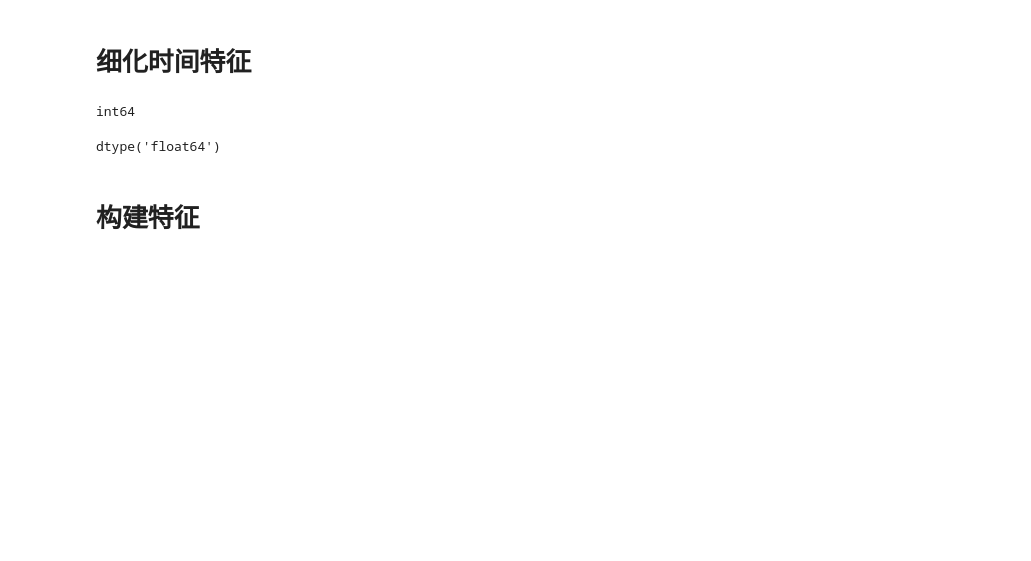
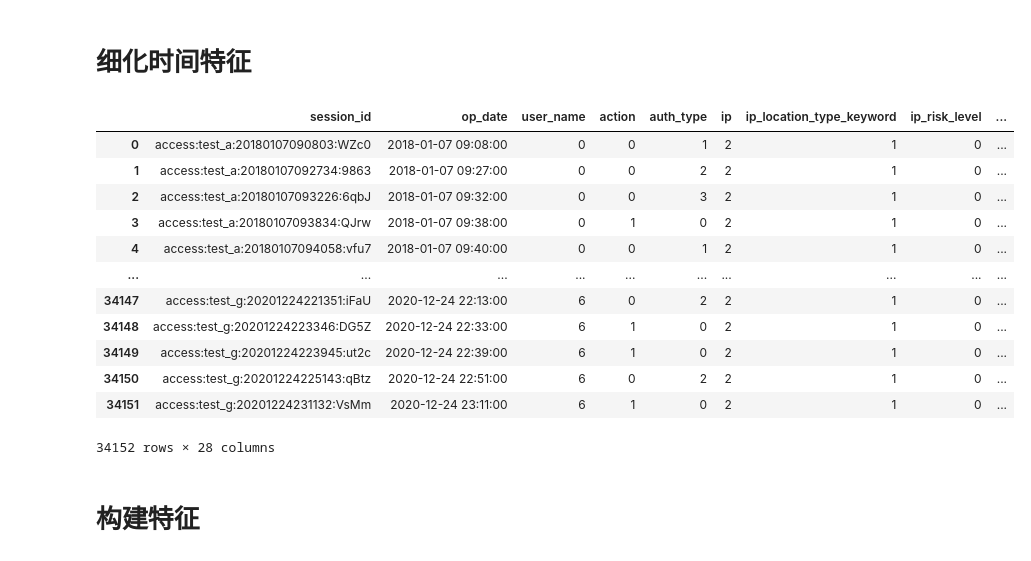
Before and after one commit to wgqcreeper/MachineLearningHomework, a Jupyter notebook: lgb_laofei.ipynb, the cells around one changed output. Saved outputs shown, nothing was run; the diff lists cells and outputs as text; code cells hidden in the pictures; blank space fills up the shorter version.

```diff
--- a/lgb_laofei.ipynb
+++ b/lgb_laofei.ipynb
@@ -66,23 +141,33 @@ for col in tqdm(['user_name', 'action', 'auth_type', 'ip',
 # %%
 data['op_date'] = pd.to_datetime(data['op_date'])
 
 # 获取操作具体时间
 data['year'] = data['op_date'].dt.year
 data['month'] = data['op_date'].dt.month
 data['day'] = data['op_date'].dt.day
 data['hour'] = data['op_date'].dt.hour
 
 # 获取操作时间戳
 data['op_ts'] = data["op_date"].values.astype(np.int64) // 10 ** 9
 
 # 根据用户和操作时间戳排序，并计算每个用户的操作时间差
 data = data.sort_values(by=['user_name', 'op_ts']).reset_index(drop=True)
 data['last_ts'] = data.groupby(['user_name'])['op_ts'].shift(1)
-data['ts_diff1'] = data['op_ts'] - data['last_ts']
-
-print(data['op_ts'].dtype)
+data['ts_diff'] = data['op_ts'] - data['last_ts']
+data
 # %% [output]
+|  | session_id | op_date | user_name | action | auth_type | ip | ip_location_type_keyword | ip_risk_level | ... |
+| 0 | access:test_a:20180107090803:WZc0 | 2018-01-07 09:08:00 | 0 | 0 | 1 | 2 | 1 | 0 | ... |
+| 1 | access:test_a:20180107092734:9863 | 2018-01-07 09:27:00 | 0 | 0 | 2 | 2 | 1 | 0 | ... |
+| 2 | access:test_a:20180107093226:6qbJ | 2018-01-07 09:32:00 | 0 | 0 | 3 | 2 | 1 | 0 | ... |
+| 3 | access:test_a:20180107093834:QJrw | 2018-01-07 09:38:00 | 0 | 1 | 0 | 2 | 1 | 0 | ... |
+| 4 | access:test_a:20180107094058:vfu7 | 2018-01-07 09:40:00 | 0 | 0 | 1 | 2 | 1 | 0 | ... |
+| ... | ... | ... | ... | ... | ... | ... | ... | ... | ... |
+| 34147 | access:test_g:20201224221351:iFaU | 2020-12-24 22:13:00 | 6 | 0 | 2 | 2 | 1 | 0 | ... |
+| 34148 | access:test_g:20201224223346:DG5Z | 2020-12-24 22:33:00 | 6 | 1 | 0 | 2 | 1 | 0 | ... |
+| 34149 | access:test_g:20201224223945:ut2c | 2020-12-24 22:39:00 | 6 | 1 | 0 | 2 | 1 | 0 | ... |
+| 34150 | access:test_g:20201224225143:qBtz | 2020-12-24 22:51:00 | 6 | 0 | 2 | 2 | 1 | 0 | ... |
+| 34151 | access:test_g:20201224231132:VsMm | 2020-12-24 23:11:00 | 6 | 1 | 0 | 2 | 1 | 0 | ... |
-int64
+34152 rows × 28 columns
-dtype('float64')
 # %% [markdown]
 # 构建特征
```
Also changed, not shown: parts of 22 cells of this notebook, 9 other files.
